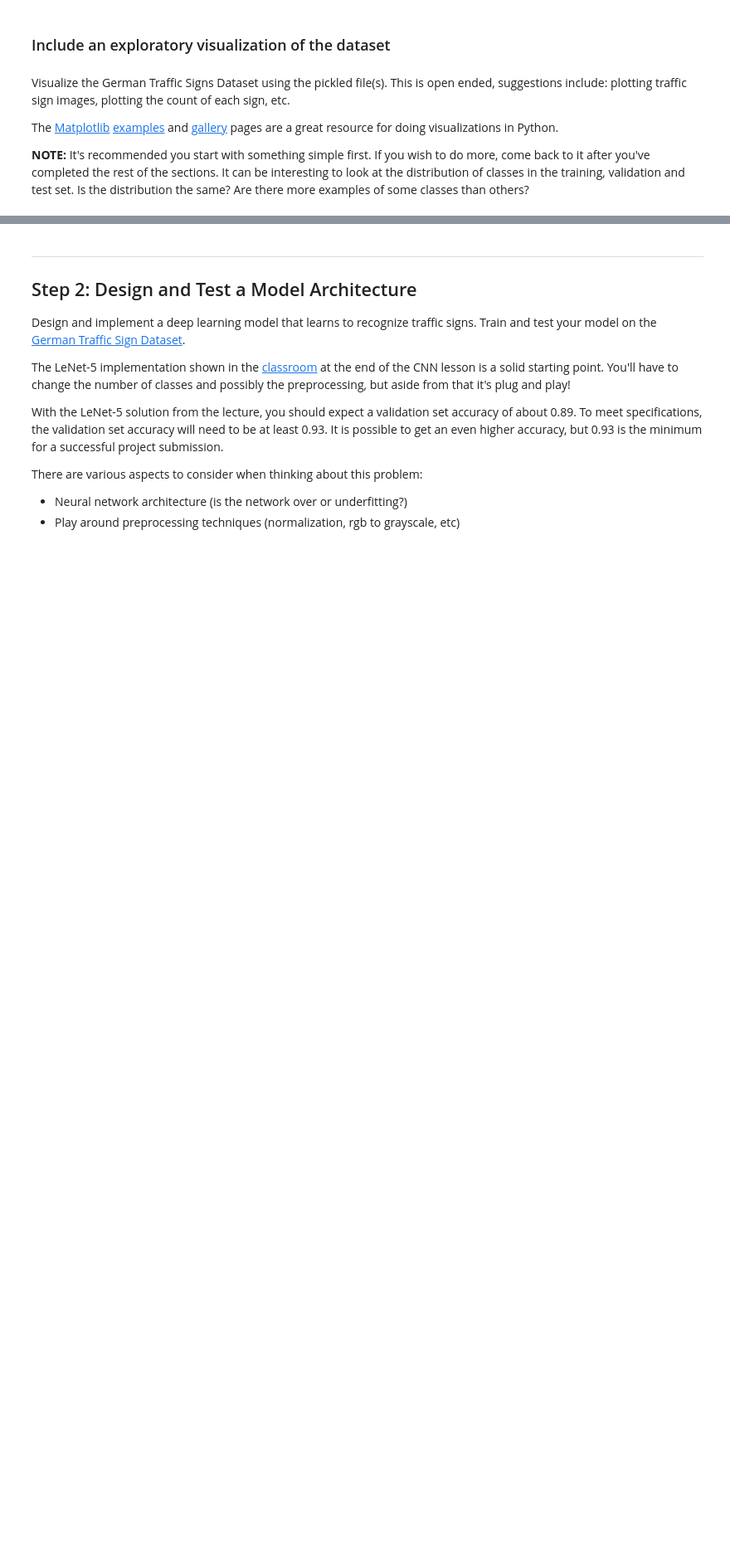
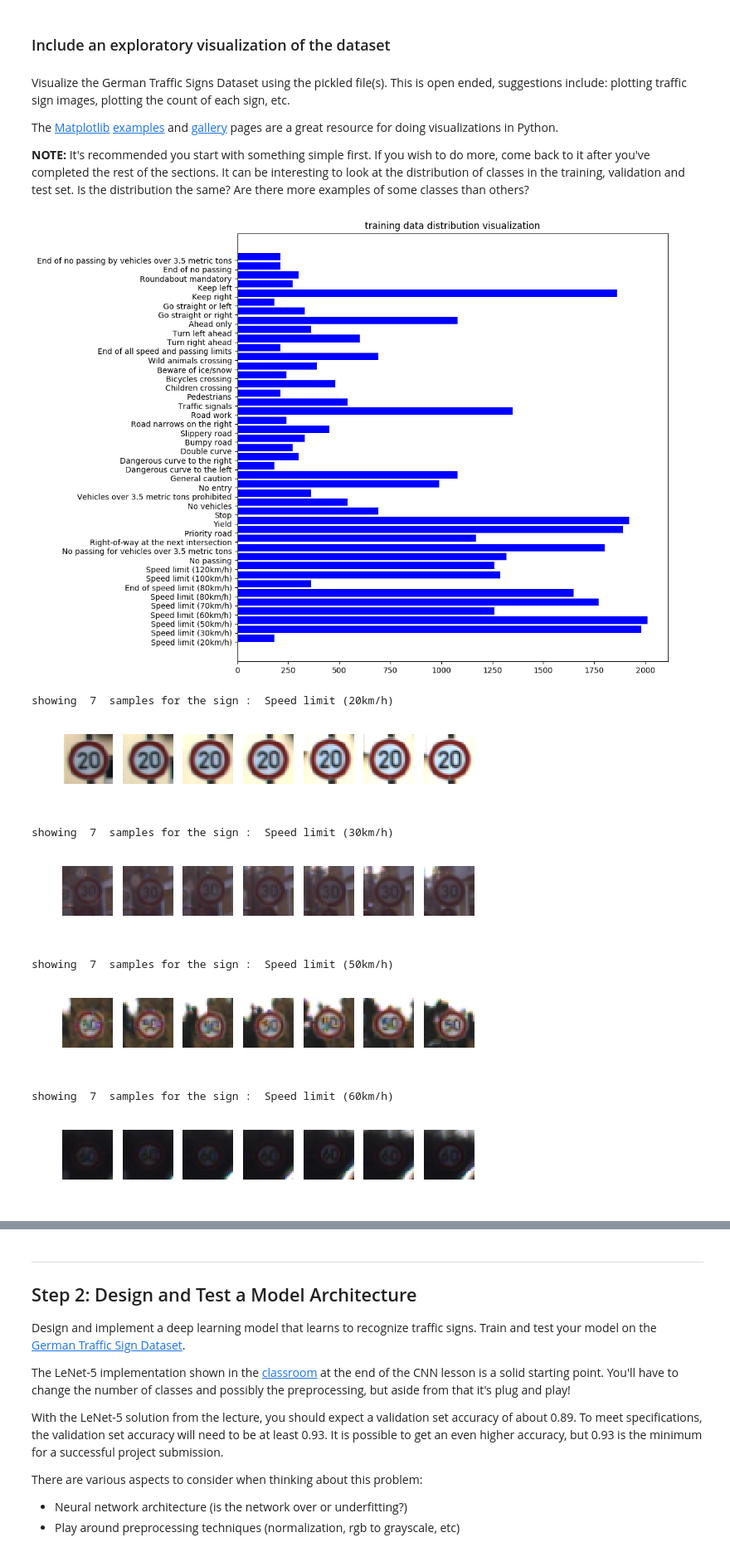
Before and after one commit to Fadi88/CarND-Traffic-Sign-Classifier-Project, a Jupyter notebook: Traffic_Sign_Classifier.ipynb, the cells around one changed output, grey strips where cells are left out. Shown at 83% size. Saved outputs shown, nothing was run; the diff lists cells and outputs as text; code cells hidden in the pictures; blank space fills up the shorter version.

Commit message:
add vis. graphs code

```diff
--- a/Traffic_Sign_Classifier.ipynb
+++ b/Traffic_Sign_Classifier.ipynb
@@ -109,0 +106,54 @@ import matplotlib.pyplot as plt
+# %%
+### Data exploration visualization code goes here.
+### Feel free to use as many code cells as needed.
+import matplotlib.pyplot as plt
+import collections
+
+# Visualizations will be shown in the notebook.
+%matplotlib inline
+dist_dict = collections.Counter(y_train)
+
+labels = [signs_map[str(x)] for x in range(len(signs_map))]
+data_hst = [dist_dict[x] for x in range(len(signs_map))]
+
+plt.rcdefaults()
+fig, ax = plt.subplots()
+
+ax.barh(range(len(signs_map)), data_hst, align='edge',color='blue')
+
+ax.set_yticks(range(len(signs_map)))
+ax.set_yticklabels(labels)
+
+ax.set_title('training data distribution visualization')
+fig.set_figheight(10)
+fig.set_figwidth(10)
+
+fig.savefig('./graphs/trainings_vis.jpg' , bbox_inches = 'tight')
+
+plt.show()
+
+
+for sign_idx in range(len(signs_map)):
+    plot_limit = 7
+    print('showing ', str(plot_limit), ' samples for the sign : ' , signs_map[str(sign_idx)])
+    f, axarr = plt.subplots(1,plot_limit)
+    for plt_index in range(plot_limit):
+            found_count = 0
+            for sample_idx in range(n_train):
+                if y_train[sample_idx] == sign_idx:
+                    axarr[found_count].imshow(X_train_input[sample_idx])
+                    axarr[found_count].set_axis_off()
+                    found_count += 1
+                if plot_limit == found_count:
+                    break
+    plt.show()
+# %% [output]
+[figure, added]
+showing  7  samples for the sign :  Speed limit (20km/h)
+[figure, added]
+showing  7  samples for the sign :  Speed limit (30km/h)
+[figure, added]
+showing  7  samples for the sign :  Speed limit (50km/h)
+[figure, added]
+showing  7  samples for the sign :  Speed limit (60km/h)
+[figure, added]
```
Also changed, not shown: parts of 3 cells of this notebook, 1 other file.
